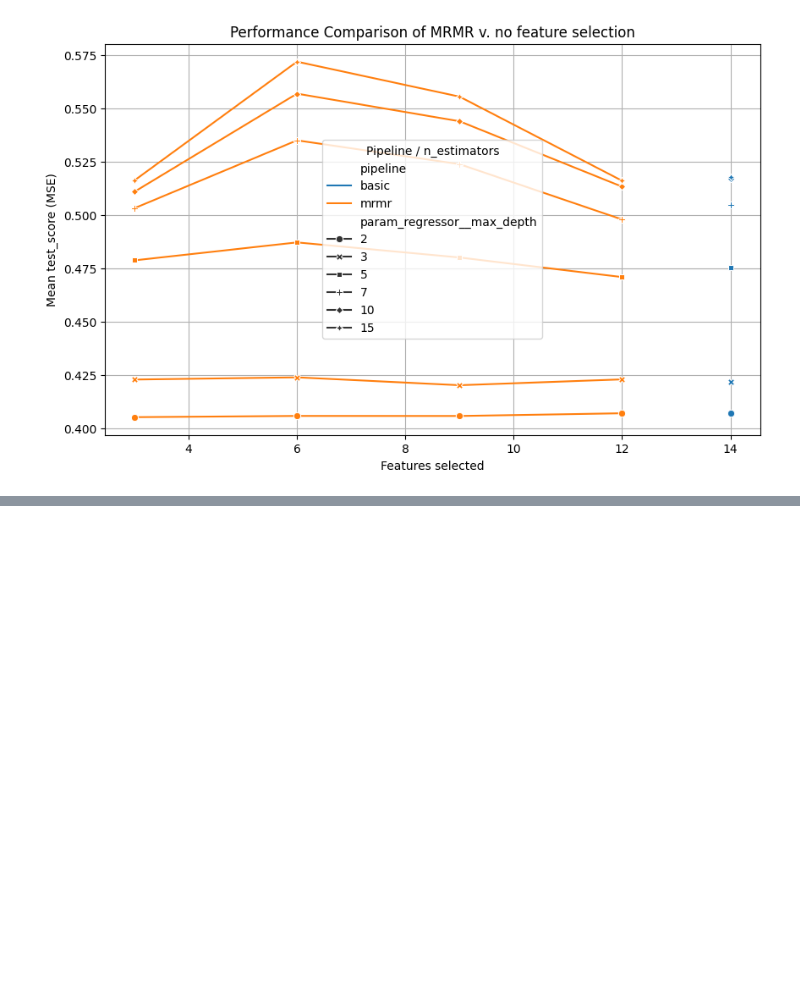
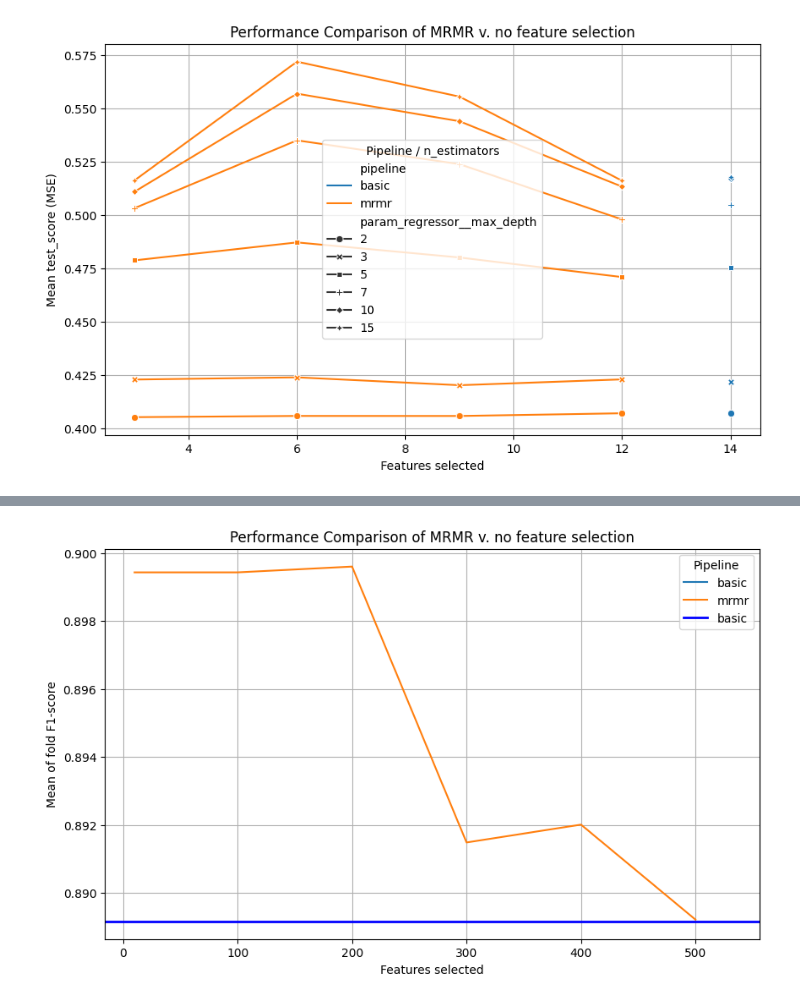
Before and after one commit to benhorvath/sklearn-mrmr, a Jupyter notebook: demo.ipynb, the cells around one changed output, grey strips where cells are left out. Drawn from its saved outputs; the diff is of its cells as text; code cells hidden in the pictures; blank space fills up the shorter version.

```diff
--- a/demo.ipynb
+++ b/demo.ipynb
@@ -147,0 +192,5 @@ It is notable that while MRMR never provides an MSE bump for less complex models
+# %%
+y = df['Pass/Fail']
+X = df.drop('Pass/Fail', axis=1)
+
+X_train, X_test, y_train, y_test = train_test_split(X, y, test_size=0.2, random_state=1804)
@@ -147,0 +250,12 @@ It is notable that while MRMR never provides an MSE bump for less complex models
+# %%
+# Assemble CV
+cv_basic = pd.DataFrame(grid_search_basic.cv_results_)
+cv_basic['pipeline'] = 'basic'
+cv_basic['param_selector__n_features_to_select'] = 530
+
+cv_mrmr = pd.DataFrame(grid_search_mrmr.cv_results_)
+cv_mrmr['pipeline'] = 'mrmr'
+
+cv = pd.concat([cv_basic, cv_mrmr])
+
+cv.head()
@@ -147,0 +269,22 @@ It is notable that while MRMR never provides an MSE bump for less complex models
+# %%
+dff = cv[['pipeline', 'param_selector__n_features_to_select', 'mean_test_score', 'std_test_score']]
+
+basic_mean = dff.query('pipeline == "basic"')['mean_test_score'].values[0]
+
+import seaborn as sns
+
+plt.figure(figsize=(10, 6))
+sns.lineplot(data=dff, x='param_selector__n_features_to_select', y='mean_test_score',
+             hue='pipeline', markers=True, dashes=False)
+plt.axhline(y=basic_mean, color='blue', linestyle='-', linewidth=2, label='basic')
+
+plt.xlabel('Features selected')
+plt.ylabel('Mean of fold F1-score')
+plt.title('Performance Comparison of MRMR v. no feature selection')
+plt.legend(title='Pipeline')
+plt.grid(True)
+
+# Show the plot
+plt.show()
+# %% [output]
+[figure, added]
```
Also changed, not shown: parts of 19 cells of this notebook, 2 other files.
